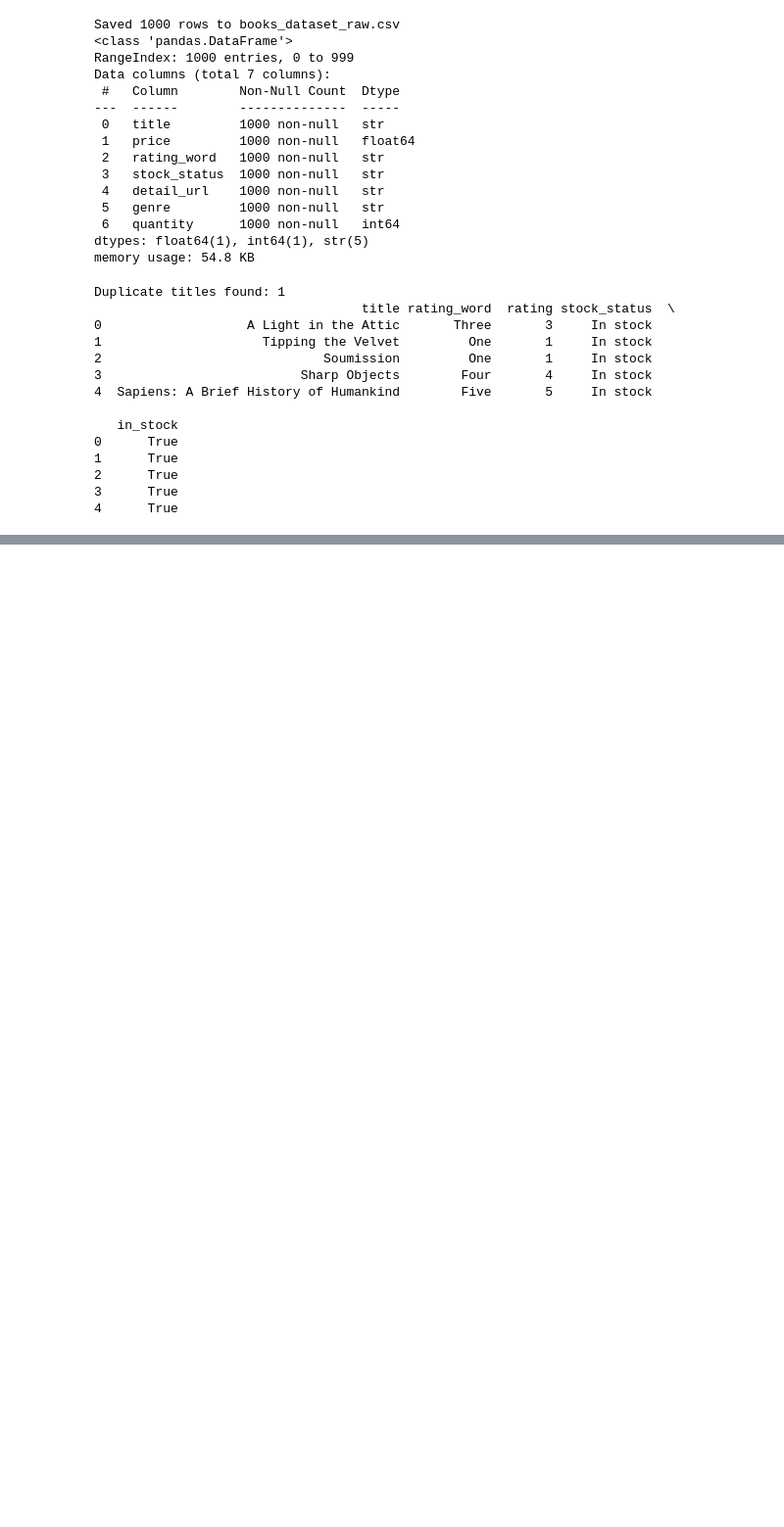
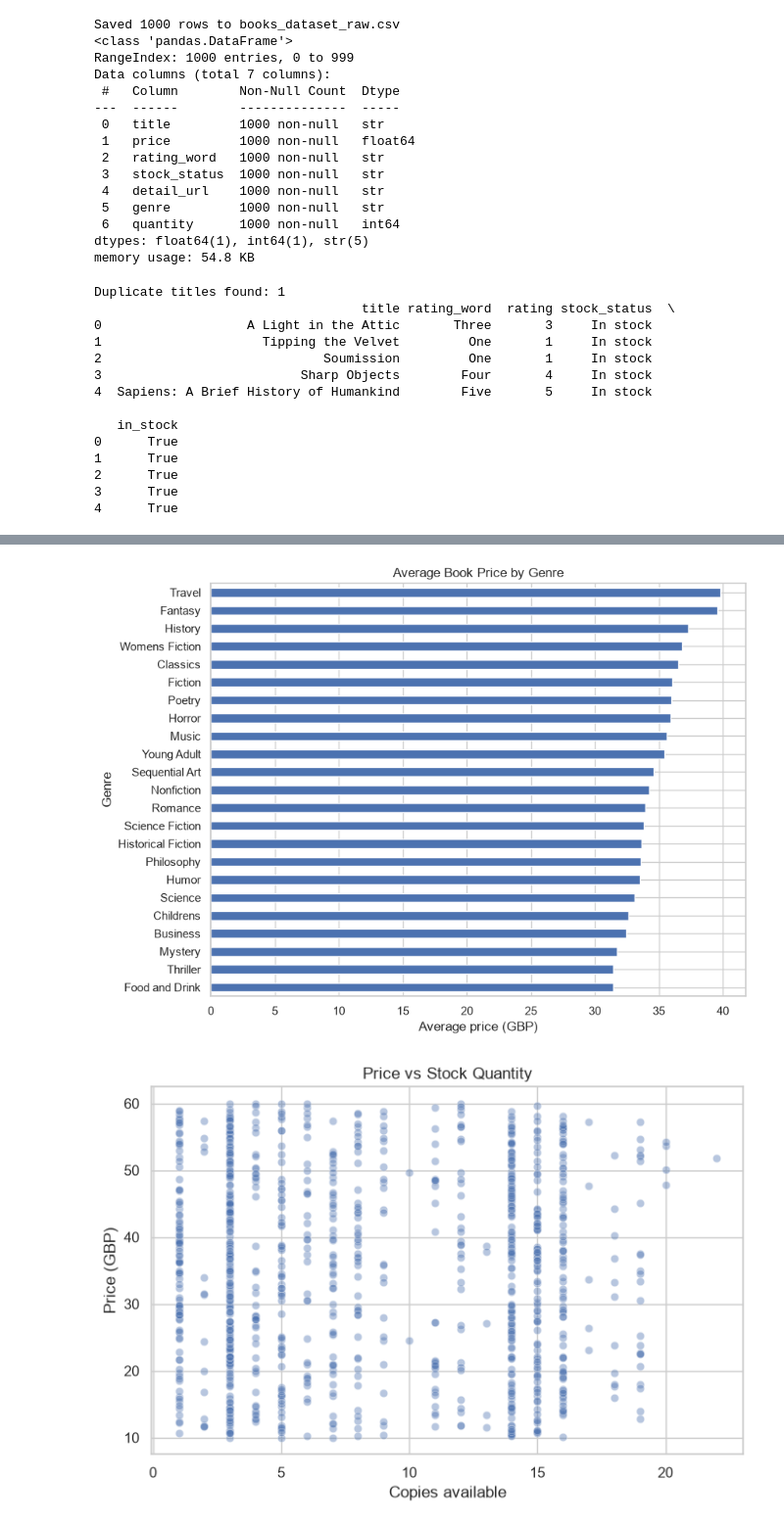
Before and after one commit to JustCodin7/Data-Science-Book-Analysis-Project, a Jupyter notebook: book_analysis.ipynb, the cells around one changed output, grey strips where cells are left out. Shown at 98% size. Saved outputs shown, nothing was run; the diff lists cells and outputs as text; code cells hidden in the pictures; blank space fills up the shorter version.

```diff
--- a/book_analysis.ipynb
+++ b/book_analysis.ipynb
@@ -286,0 +417,31 @@ duplicate_titles
+# %%
+import pandas as pd
+import matplotlib.pyplot as plt
+import seaborn as sns
+
+df = pd.read_csv("books_dataset_clean.csv")
+sns.set_theme(style="whitegrid")
+
+# Chart 3: average price by genre (leave out the two catch-all groups)
+named = df[~df["genre_clean"].isin(["Uncategorised", "Other"])]
+genre_avg = named.groupby("genre_clean")["price"].mean().sort_values()
+
+plt.figure(figsize=(9, 7))
+genre_avg.plot(kind="barh")
+plt.title("Average Book Price by Genre")
+plt.xlabel("Average price (GBP)")
+plt.ylabel("Genre")
+plt.savefig("chart3_price_by_genre.png", dpi=150, bbox_inches="tight")
+plt.show()
+
+# Chart 4: does stock quantity relate to price?
+plt.figure(figsize=(8, 5))
+sns.scatterplot(data=df, x="quantity", y="price", alpha=0.4)
+plt.title("Price vs Stock Quantity")
+plt.xlabel("Copies available")
+plt.ylabel("Price (GBP)")
+plt.savefig("chart4_price_vs_quantity.png", dpi=150, bbox_inches="tight")
+plt.show()
+# %% [output]
+[figure, added]
+[figure, added]
```
Also changed, not shown: parts of 6 cells of this notebook, 6 other files.
